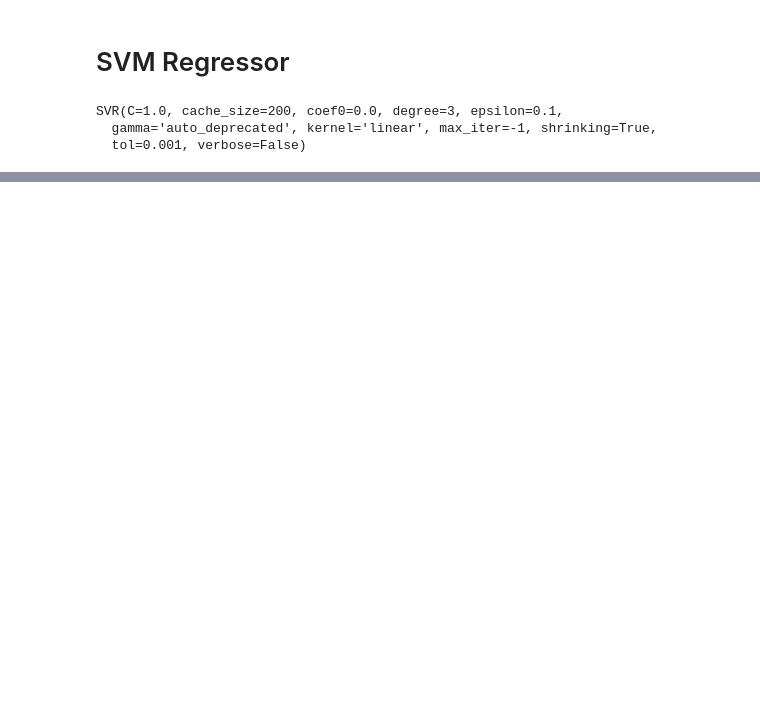
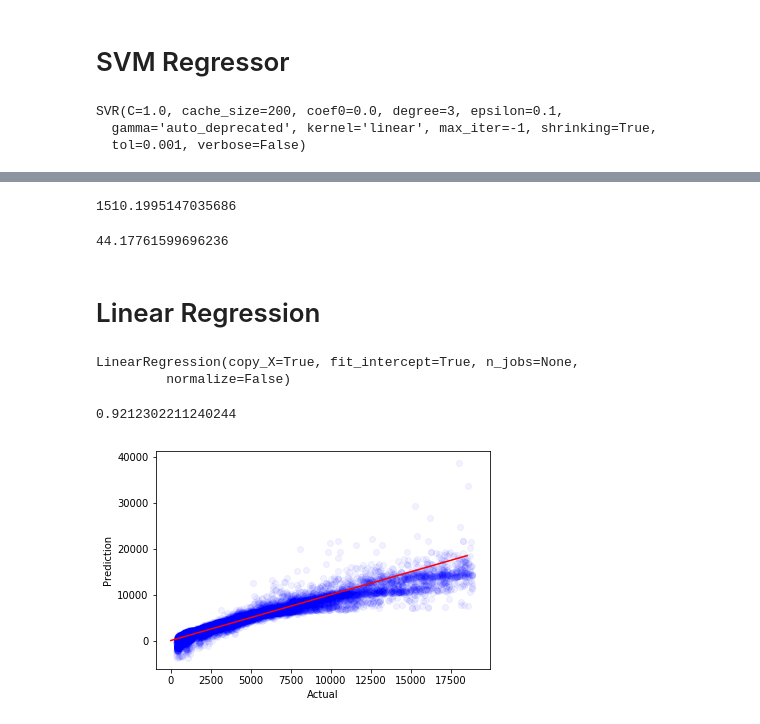
Before and after one commit to parvmaurya/ML_Diamonds_Dataset, a Jupyter notebook: diamond.ipynb, the cells around one changed output, grey strips where cells are left out. Drawn from its saved outputs; the diff is of its cells as text; code cells hidden in the pictures; blank space fills up the shorter version.

```diff
--- a/diamond.ipynb
+++ b/diamond.ipynb
@@ -328,0 +333,29 @@ percent error on average=  24.91820182284104
+# %%
+scores = cross_val_score(clf, X_train_prepared, y_train, scoring = "neg_mean_squared_error", cv=10)
+print(np.sqrt(-scores).mean())
+np.sqrt(-scores).std()
+# %% [output]
+1510.1995147035686
+44.17761599696236
+# %% [markdown]
+# Linear Regression
+# %%
+from sklearn.linear_model import LinearRegression
+
+regr_linear = LinearRegression()
+regr_linear.fit(X_train_prepared, y_train)
+# %% [output]
+LinearRegression(copy_X=True, fit_intercept=True, n_jobs=None,
+         normalize=False)
+# %%
+regr_linear.score(X_train_prepared,y_train)
+#the score is more promising than SVM
+# %% [output]
+0.9212302211240244
+# %%
+pred_lr = regr_linear.predict(X_test_prepared)
+# %%
+draw_predictions_actual(y_test.values, pred_lr)
+plt.show()
+# %% [output]
+[figure, added]
```
Also changed, not shown: parts of 29 cells of this notebook.
